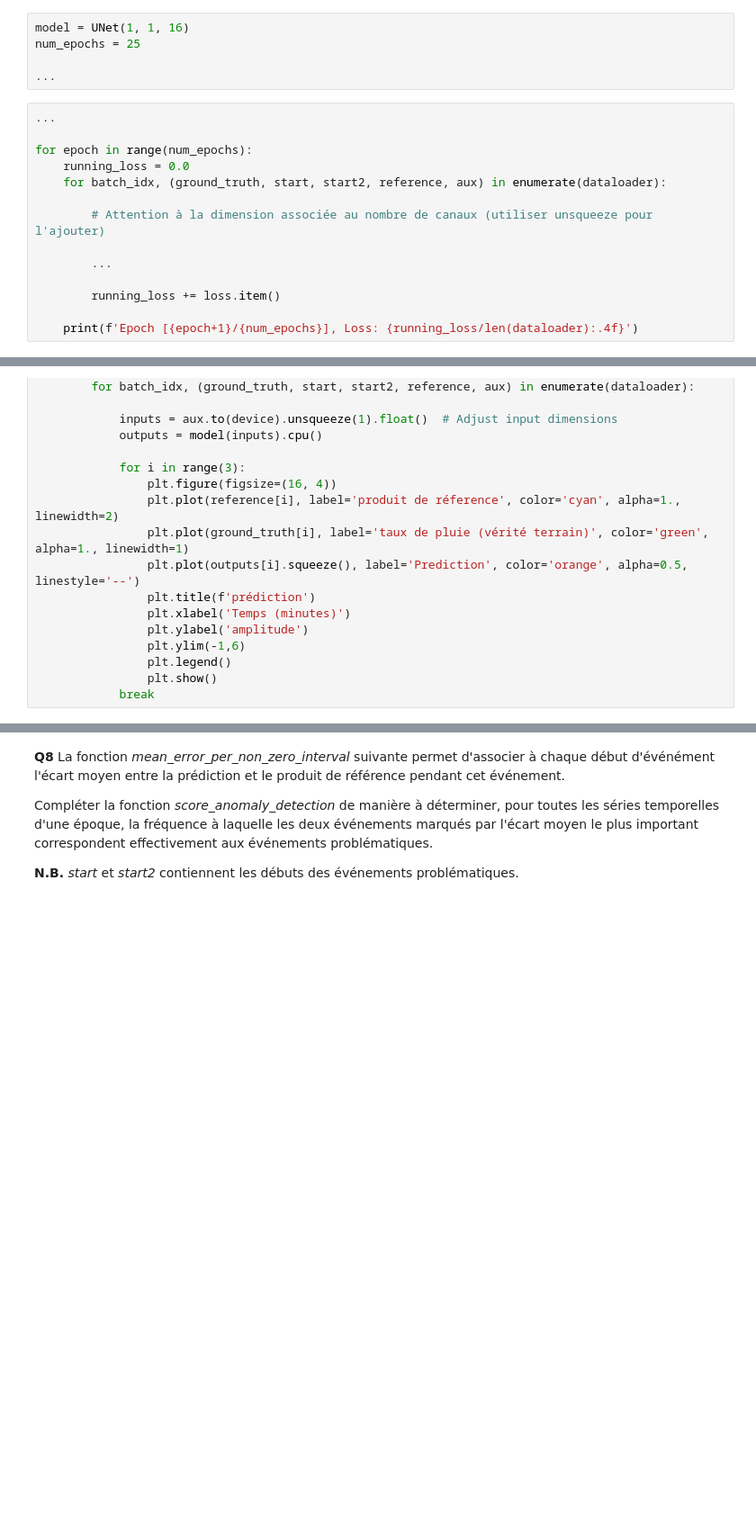
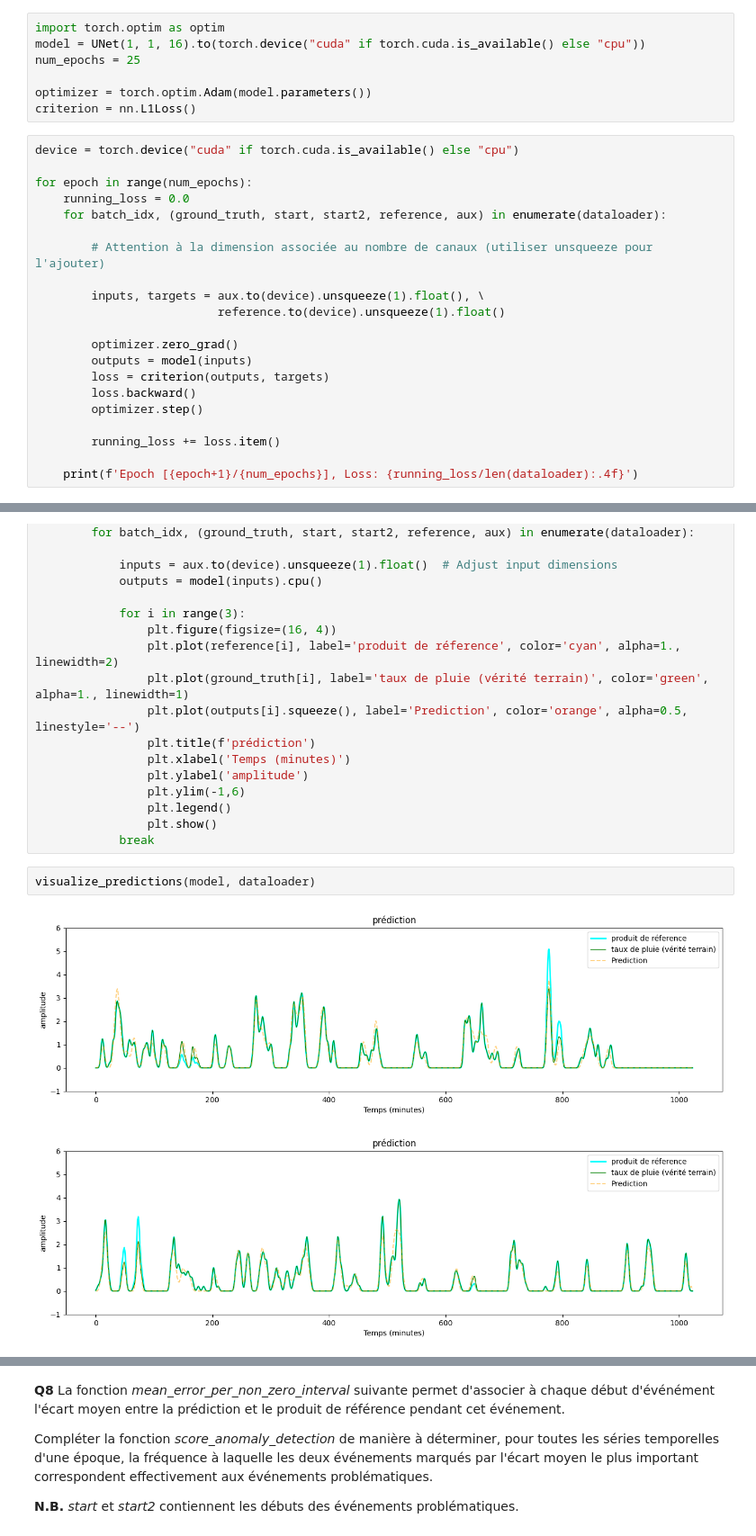
Before and after one commit to remi421/ML_S5_etudiants, a Jupyter notebook: past_exams/2024_session_2/partie_II.ipynb, the cells around one changed output, grey strips where cells are left out. Shown at 90% size. Drawn from its saved outputs; the diff is of its cells as text; blank space fills up the shorter version.

```diff
--- a/past_exams/2024_session_2/partie_II.ipynb
+++ b/past_exams/2024_session_2/partie_II.ipynb
@@ -314,12 +355,14 @@ Entraîner le U-Net précédent avec :
 
 **N.B** On vérifiera d'abord sur deux époques que la fonction de coût décroit effectivement, puis on relancera l'apprentissage avec une carte GPU V100 à disposition (3-4 minutes). On répondra aux questions **5** et **6** pendant l'apprentissage.
 # %%
-model = UNet(1, 1, 16)
+import torch.optim as optim
+model = UNet(1, 1, 16).to(torch.device("cuda" if torch.cuda.is_available() else "cpu"))
 num_epochs = 25
 
-...
+optimizer = torch.optim.Adam(model.parameters())
+criterion = nn.L1Loss()
 # %%
-...
+device = torch.device("cuda" if torch.cuda.is_available() else "cpu")
 
 for epoch in range(num_epochs):
     running_loss = 0.0
@@ -327,7 +370,14 @@ for epoch in range(num_epochs):
 
         # Attention à la dimension associée au nombre de canaux (utiliser unsqueeze pour l'ajouter)
 
-        ...
+        inputs, targets = aux.to(device).unsqueeze(1).float(), \
+                          reference.to(device).unsqueeze(1).float()
+
+        optimizer.zero_grad()
+        outputs = model(inputs)
+        loss = criterion(outputs, targets)
+        loss.backward()
+        optimizer.step()
 
         running_loss += loss.item()
 
@@ -359,3 +443,8 @@ def visualize_predictions(model, data_loader):
                 plt.legend()
                 plt.show()
             break
+# %%
+visualize_predictions(model, dataloader)
+# %% [output]
+[figure, added]
+[figure, added]
```
Also changed, not shown: parts of 10 cells of this notebook.
